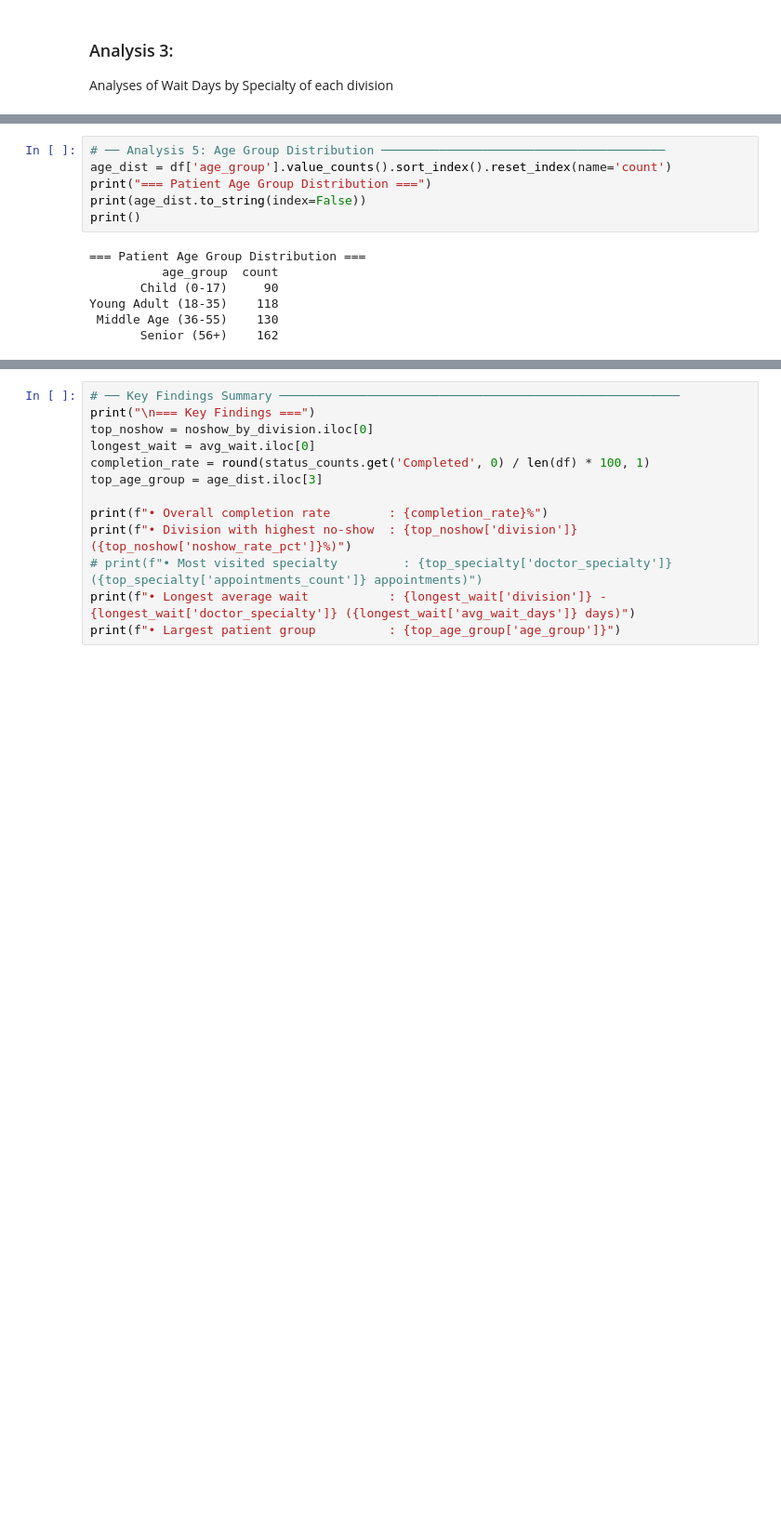
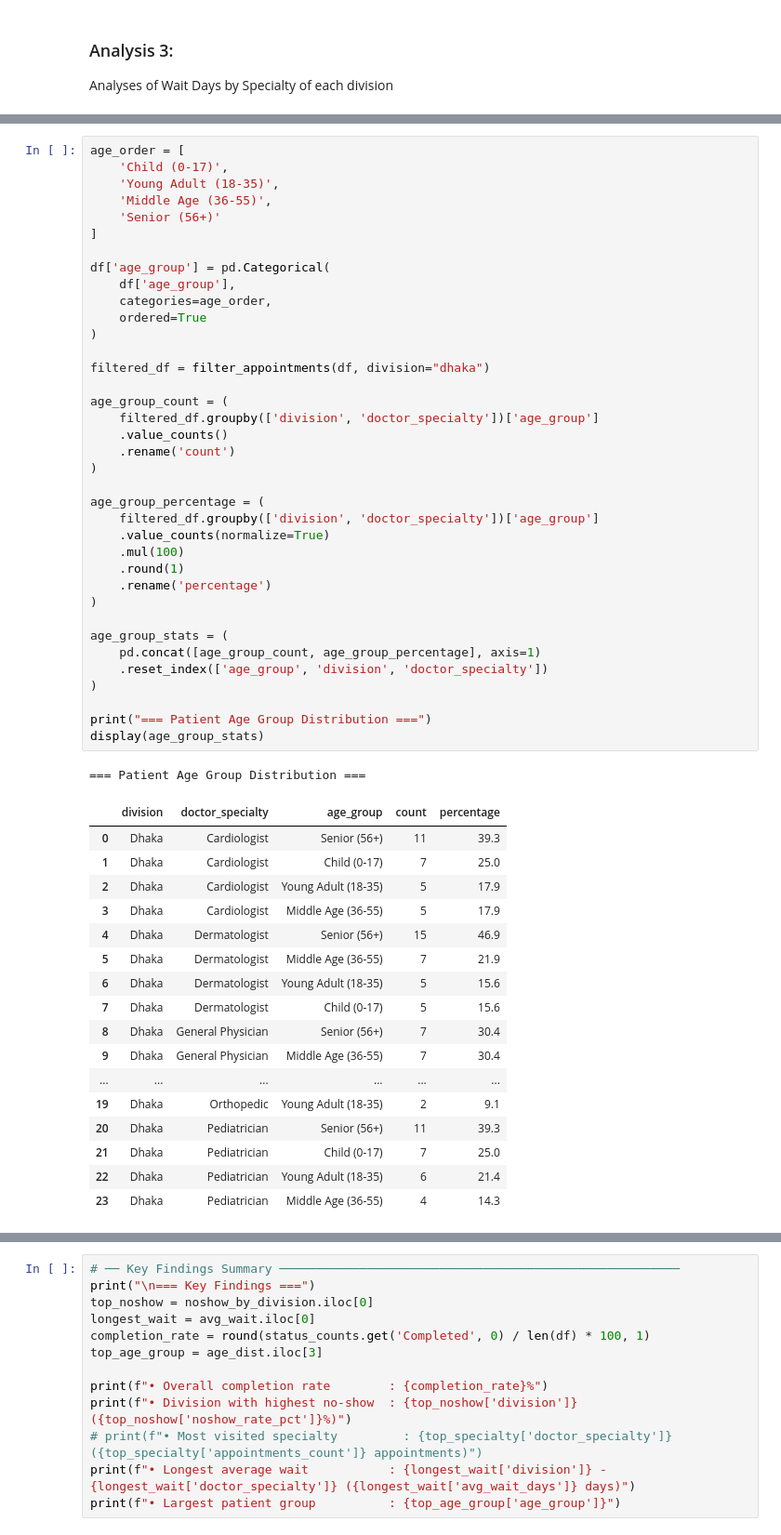
Before and after one commit to NavidulHoque/healthcare_appointment_analysis, a Jupyter notebook: python-analysis/01_analysis.ipynb, the cells around one changed output, grey strips where cells are left out. Shown at 93% size. Drawn from its saved outputs; the diff is of its cells as text; blank space fills up the shorter version.

```diff
--- a/python-analysis/01_analysis.ipynb
+++ b/python-analysis/01_analysis.ipynb
@@ -183,13 +204,56 @@ Name: wait_days, dtype: float64
 # %%
-# ── Analysis 5: Age Group Distribution ───────────────────────────────────────
-age_dist = df['age_group'].value_counts().sort_index().reset_index(name='count')
+age_order = [
+    'Child (0-17)',
+    'Young Adult (18-35)',
+    'Middle Age (36-55)',
+    'Senior (56+)'
+]
+
+df['age_group'] = pd.Categorical(
+    df['age_group'],
+    categories=age_order,
+    ordered=True
+)
+
+filtered_df = filter_appointments(df, division="dhaka")
+
+age_group_count = (
+    filtered_df.groupby(['division', 'doctor_specialty'])['age_group']
+    .value_counts()
+    .rename('count')
+)
+
+age_group_percentage = (
+    filtered_df.groupby(['division', 'doctor_specialty'])['age_group']
+    .value_counts(normalize=True)
+    .mul(100)
+    .round(1)
+    .rename('percentage')
+)
+
+age_group_stats = (
+    pd.concat([age_group_count, age_group_percentage], axis=1)
+    .reset_index(['age_group', 'division', 'doctor_specialty'])
+)
+
 print("=== Patient Age Group Distribution ===")
-print(age_dist.to_string(index=False))
-print()
+display(age_group_stats)
 # %% [output]
 === Patient Age Group Distribution ===
-          age_group  count
-       Child (0-17)     90
-Young Adult (18-35)    118
- Middle Age (36-55)    130
-       Senior (56+)    162
+|  | division | doctor_specialty | age_group | count | percentage |
+| 0 | Dhaka | Cardiologist | Senior (56+) | 11 | 39.3 |
+| 1 | Dhaka | Cardiologist | Child (0-17) | 7 | 25.0 |
+| 2 | Dhaka | Cardiologist | Young Adult (18-35) | 5 | 17.9 |
+| 3 | Dhaka | Cardiologist | Middle Age (36-55) | 5 | 17.9 |
+| 4 | Dhaka | Dermatologist | Senior (56+) | 15 | 46.9 |
+| 5 | Dhaka | Dermatologist | Middle Age (36-55) | 7 | 21.9 |
+| 6 | Dhaka | Dermatologist | Young Adult (18-35) | 5 | 15.6 |
+| 7 | Dhaka | Dermatologist | Child (0-17) | 5 | 15.6 |
+| 8 | Dhaka | General Physician | Senior (56+) | 7 | 30.4 |
+| 9 | Dhaka | General Physician | Middle Age (36-55) | 7 | 30.4 |
+| ... | ... | ... | ... | ... | ... |
+| 19 | Dhaka | Orthopedic | Young Adult (18-35) | 2 | 9.1 |
+| 20 | Dhaka | Pediatrician | Senior (56+) | 11 | 39.3 |
+| 21 | Dhaka | Pediatrician | Child (0-17) | 7 | 25.0 |
+| 22 | Dhaka | Pediatrician | Young Adult (18-35) | 6 | 21.4 |
+| 23 | Dhaka | Pediatrician | Middle Age (36-55) | 4 | 14.3 |
```
Also changed, not shown: parts of 7 cells of this notebook, 1 other file.
